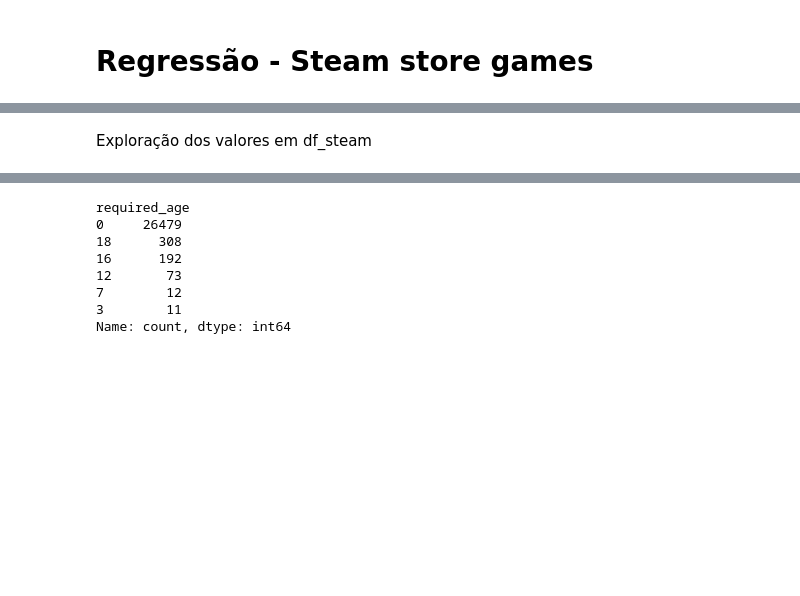
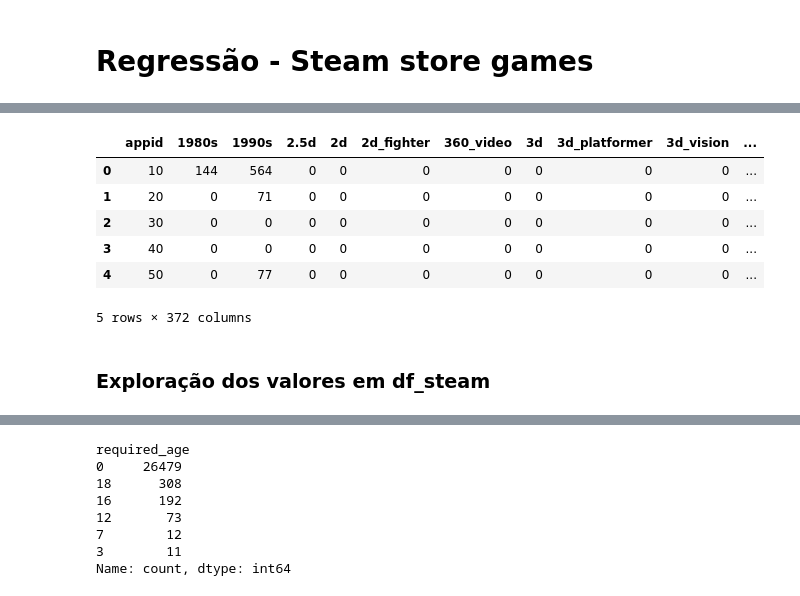
Before and after one commit to pedroogaab/Reconhecimento-de-padroes, a Jupyter notebook: regression.ipynb, the cells around one changed output, grey strips where cells are left out. Drawn from its saved outputs; the diff is of its cells as text; code cells hidden in the pictures; blank space fills up the shorter version.

Commit message:
Exploração inicial dos dataset da steam

```diff
--- a/regression.ipynb
+++ b/regression.ipynb
@@ -10,3 +10,6 @@ import matplotlib.pyplot as plt
 # Datasets
 df_steam = pd.read_csv("data/steam/steam.csv")
 df_support = pd.read_csv("data/steam/steam_support_info.csv")
+df_description = pd.read_csv("data/steam/steam_description_data.csv")
+df_requirements = pd.read_csv("data/steam/steam_requirements_data.csv")
+df_tags = pd.read_csv("data/steam/steamspy_tag_data.csv")
@@ -13,5 +54,15 @@ df_support = pd.read_csv("data/steam/steam_support_info.csv")
+# %%
+df_tags.head()
+# %% [output]
+|  | appid | 1980s | 1990s | 2.5d | 2d | 2d_fighter | 360_video | 3d | 3d_platformer | 3d_vision | ... |
+| 0 | 10 | 144 | 564 | 0 | 0 | 0 | 0 | 0 | 0 | 0 | ... |
+| 1 | 20 | 0 | 71 | 0 | 0 | 0 | 0 | 0 | 0 | 0 | ... |
+| 2 | 30 | 0 | 0 | 0 | 0 | 0 | 0 | 0 | 0 | 0 | ... |
+| 3 | 40 | 0 | 0 | 0 | 0 | 0 | 0 | 0 | 0 | 0 | ... |
+| 4 | 50 | 0 | 77 | 0 | 0 | 0 | 0 | 0 | 0 | 0 | ... |
+5 rows × 372 columns
 # %% [markdown]
-Exploração dos valores em df_steam
+### Exploração dos valores em df_steam
 # %%
 df_steam.describe()
 # %% [output]
```
Also changed, not shown: parts of 19 cells of this notebook.
